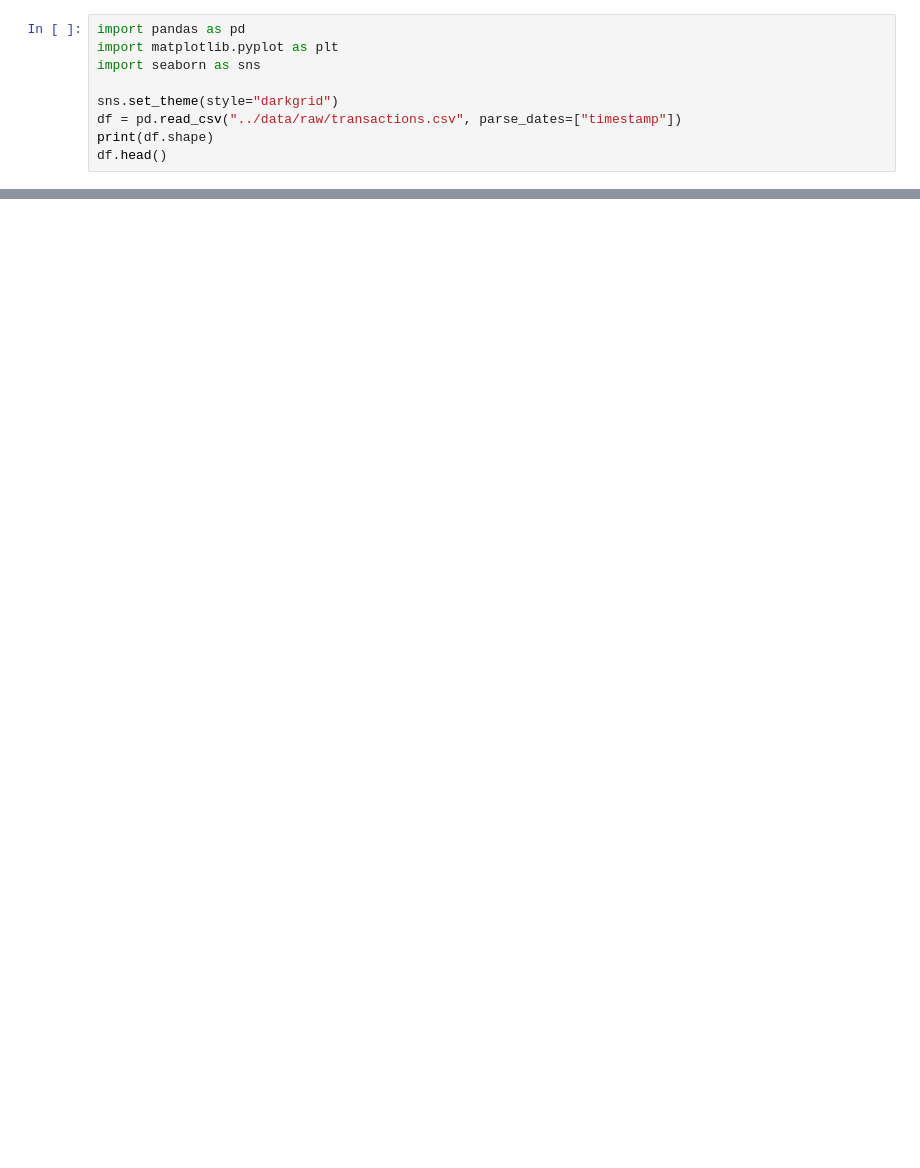
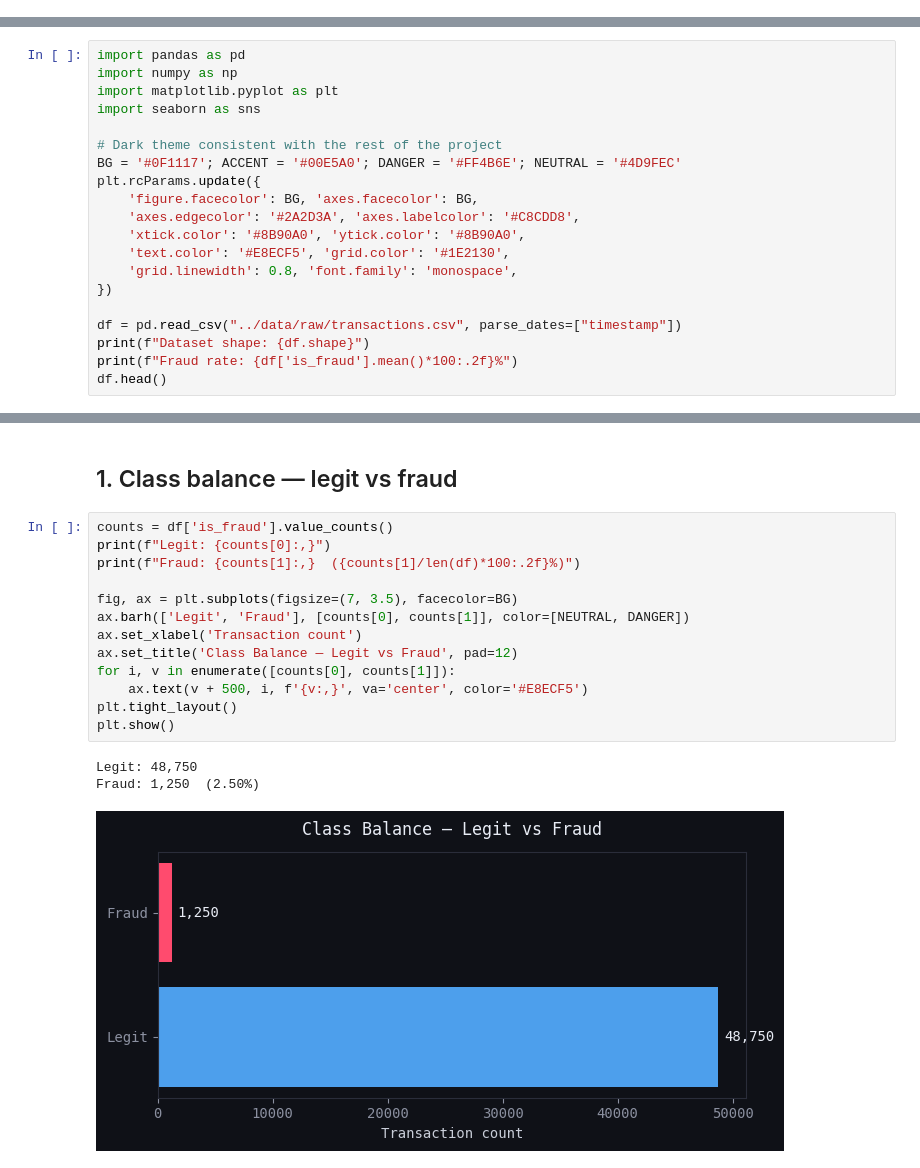
Before and after one commit to lautaro22ramos-wq/SynthAudit, a Jupyter notebook: notebooks/01_eda_and_patterns.ipynb, the cells around one changed output, grey strips where cells are left out. Drawn from its saved outputs; the diff is of its cells as text; blank space fills up the shorter version.

```diff
--- a/notebooks/01_eda_and_patterns.ipynb
+++ b/notebooks/01_eda_and_patterns.ipynb
@@ -1,9 +0,0 @@
-# %%
-import pandas as pd
-import matplotlib.pyplot as plt
-import seaborn as sns
-
-sns.set_theme(style="darkgrid")
-df = pd.read_csv("../data/raw/transactions.csv", parse_dates=["timestamp"])
-print(df.shape)
-df.head()
@@ -60,0 +12,20 @@ plt.show()
+# %%
+import pandas as pd
+import numpy as np
+import matplotlib.pyplot as plt
+import seaborn as sns
+
+# Dark theme consistent with the rest of the project
+BG = '#0F1117'; ACCENT = '#00E5A0'; DANGER = '#FF4B6E'; NEUTRAL = '#4D9FEC'
+plt.rcParams.update({
+    'figure.facecolor': BG, 'axes.facecolor': BG,
+    'axes.edgecolor': '#2A2D3A', 'axes.labelcolor': '#C8CDD8',
+    'xtick.color': '#8B90A0', 'ytick.color': '#8B90A0',
+    'text.color': '#E8ECF5', 'grid.color': '#1E2130',
+    'grid.linewidth': 0.8, 'font.family': 'monospace',
+})
+
+df = pd.read_csv("../data/raw/transactions.csv", parse_dates=["timestamp"])
+print(f"Dataset shape: {df.shape}")
+print(f"Fraud rate: {df['is_fraud'].mean()*100:.2f}%")
+df.head()
@@ -60,0 +41,19 @@ plt.show()
+# %% [markdown]
+## 1. Class balance — legit vs fraud
+# %%
+counts = df['is_fraud'].value_counts()
+print(f"Legit: {counts[0]:,}")
+print(f"Fraud: {counts[1]:,}  ({counts[1]/len(df)*100:.2f}%)")
+
+fig, ax = plt.subplots(figsize=(7, 3.5), facecolor=BG)
+ax.barh(['Legit', 'Fraud'], [counts[0], counts[1]], color=[NEUTRAL, DANGER])
+ax.set_xlabel('Transaction count')
+ax.set_title('Class Balance — Legit vs Fraud', pad=12)
+for i, v in enumerate([counts[0], counts[1]]):
+    ax.text(v + 500, i, f'{v:,}', va='center', color='#E8ECF5')
+plt.tight_layout()
+plt.show()
+# %% [output]
+Legit: 48,750
+Fraud: 1,250  (2.50%)
+[figure, added]
```
Also changed, not shown: parts of 15 cells of this notebook, 2 other files.
